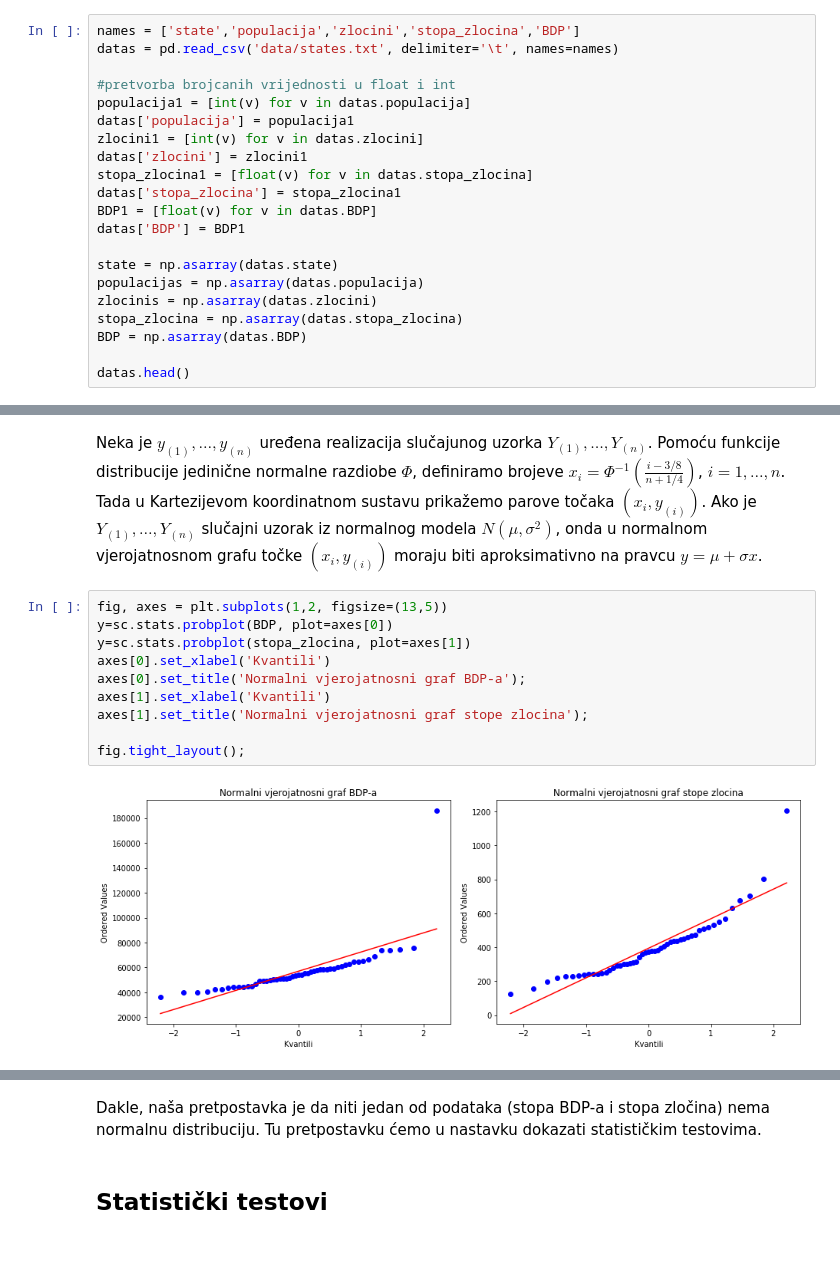
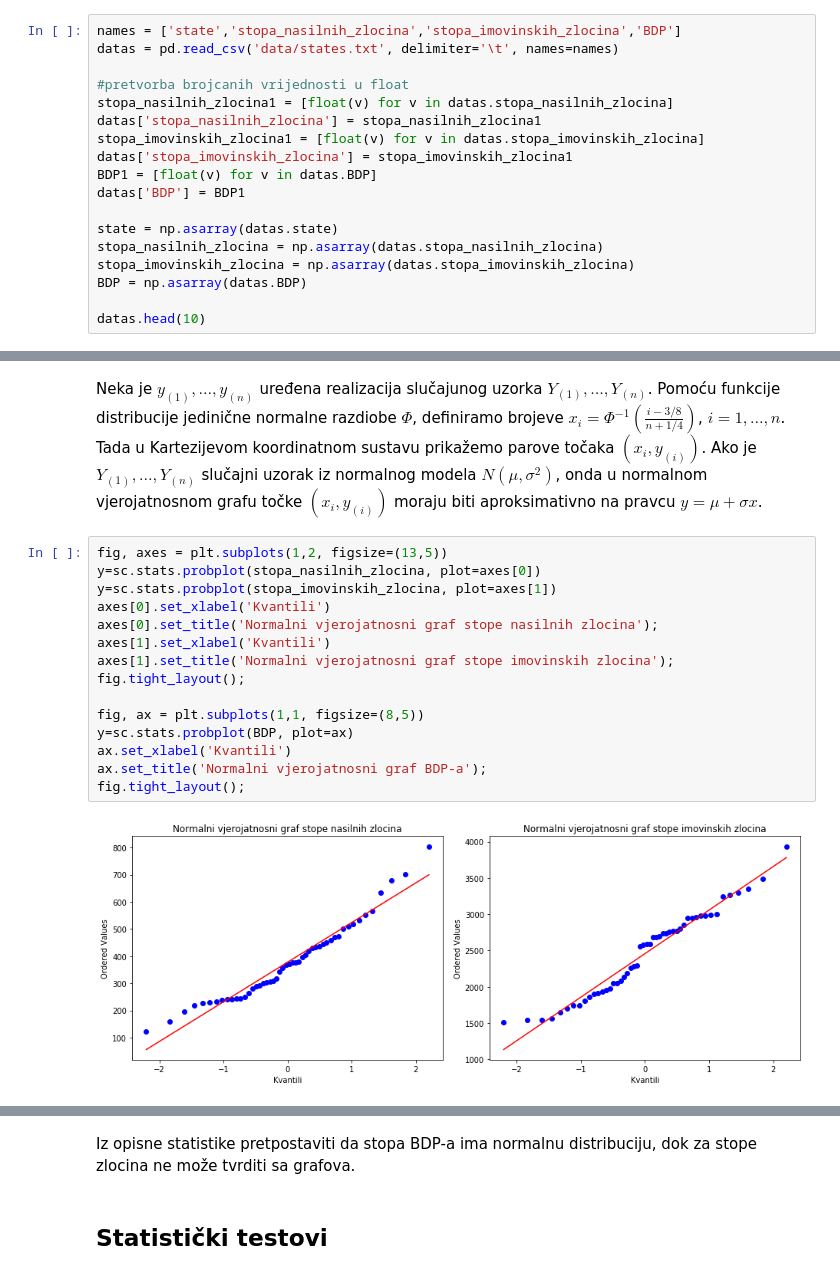
Before and after one commit to migamul/Matematicki-softver, a Jupyter notebook: Analiza zlocina u Sjedinjenim Americkim Drzavama.ipynb, the cells around one changed output, grey strips where cells are left out. Drawn from its saved outputs; the diff is of its cells as text.

```diff
--- a/Analiza zlocina u Sjedinjenim Americkim Drzavama.ipynb
+++ b/Analiza zlocina u Sjedinjenim Americkim Drzavama.ipynb
@@ -63,22 +60,19 @@ U ovom dijelu koristimo podatke it datoteke *staes.txt* . Prikaz datoteke *state
 # %%
-names = ['state','populacija','zlocini','stopa_zlocina','BDP']
+names = ['state','stopa_nasilnih_zlocina','stopa_imovinskih_zlocina','BDP']
 datas = pd.read_csv('data/states.txt', delimiter='\t', names=names)
 
-#pretvorba brojcanih vrijednosti u float i int
-populacija1 = [int(v) for v in datas.populacija]
-datas['populacija'] = populacija1
-zlocini1 = [int(v) for v in datas.zlocini]
-datas['zlocini'] = zlocini1
-stopa_zlocina1 = [float(v) for v in datas.stopa_zlocina]
-datas['stopa_zlocina'] = stopa_zlocina1
+#pretvorba brojcanih vrijednosti u float
+stopa_nasilnih_zlocina1 = [float(v) for v in datas.stopa_nasilnih_zlocina]
+datas['stopa_nasilnih_zlocina'] = stopa_nasilnih_zlocina1
+stopa_imovinskih_zlocina1 = [float(v) for v in datas.stopa_imovinskih_zlocina]
+datas['stopa_imovinskih_zlocina'] = stopa_imovinskih_zlocina1
 BDP1 = [float(v) for v in datas.BDP]
 datas['BDP'] = BDP1
 
 state = np.asarray(datas.state)
-populacijas = np.asarray(datas.populacija)
-zlocinis = np.asarray(datas.zlocini)
-stopa_zlocina = np.asarray(datas.stopa_zlocina)
+stopa_nasilnih_zlocina = np.asarray(datas.stopa_nasilnih_zlocina)
+stopa_imovinskih_zlocina = np.asarray(datas.stopa_imovinskih_zlocina)
 BDP = np.asarray(datas.BDP)
 
-datas.head()
+datas.head(10)
 # %% [output]
@@ -198,13 +222,18 @@ Tada u Kartezijevom koordinatnom sustavu prikažemo parove točaka $ (x_i, y_{(i
 Ako je $ Y_{(1)}, \dots , Y_{(n)} $ slučajni uzorak iz normalnog modela $N(\mu, \sigma^2)$, onda u normalnom vjerojatnosnom grafu točke $ (x_i, y_{(i)}) $ moraju biti aproksimativno na pravcu $ y= \mu +\sigma x $.
 # %%
 fig, axes = plt.subplots(1,2, figsize=(13,5))
-y=sc.stats.probplot(BDP, plot=axes[0])
-y=sc.stats.probplot(stopa_zlocina, plot=axes[1])
+y=sc.stats.probplot(stopa_nasilnih_zlocina, plot=axes[0])
+y=sc.stats.probplot(stopa_imovinskih_zlocina, plot=axes[1])
 axes[0].set_xlabel('Kvantili')
-axes[0].set_title('Normalni vjerojatnosni graf BDP-a');
+axes[0].set_title('Normalni vjerojatnosni graf stope nasilnih zlocina');
 axes[1].set_xlabel('Kvantili')
-axes[1].set_title('Normalni vjerojatnosni graf stope zlocina');
+axes[1].set_title('Normalni vjerojatnosni graf stope imovinskih zlocina');
+fig.tight_layout();
 
+fig, ax = plt.subplots(1,1, figsize=(8,5))
+y=sc.stats.probplot(BDP, plot=ax)
+ax.set_xlabel('Kvantili')
+ax.set_title('Normalni vjerojatnosni graf BDP-a');
 fig.tight_layout();
 # %% [output]
-[figure, old version]
+[figure, new version]
@@ -211,5 +241,5 @@ fig.tight_layout();
-# %% [markdown]
-Dakle, naša pretpostavka je da niti jedan od podataka (stopa BDP-a i stopa zločina) nema normalnu distribuciju. Tu pretpostavku ćemo u nastavku dokazati statističkim testovima.
+# %% [markdown]
+Iz opisne statistike pretpostaviti da stopa BDP-a ima normalnu distribuciju, dok za stope zlocina ne može tvrditi sa grafova.
 # %% [markdown]
 ## Statistički testovi
 # %% [markdown]
```
Also changed, not shown: parts of 65 cells of this notebook.
